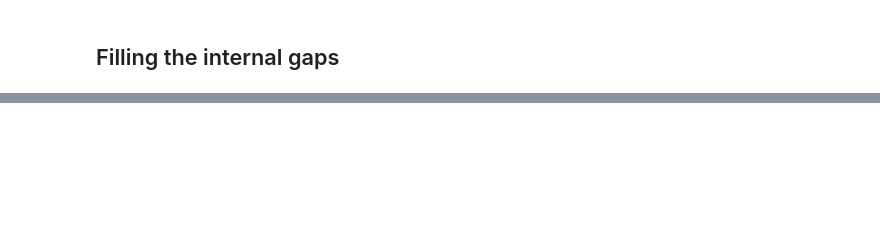
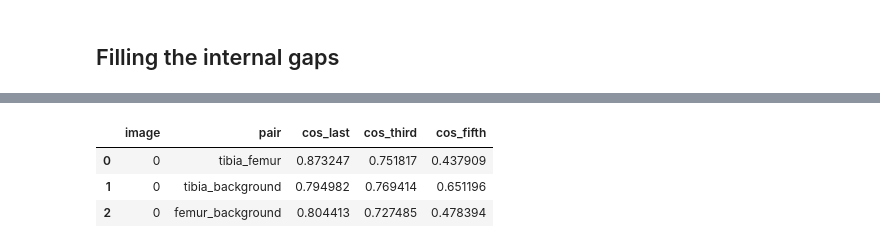
Before and after one commit to Aakriti555/Nammi-task3, a Jupyter notebook: NAAMII_Task_3_Bone_segmentation.ipynb, the cells around one changed output, grey strips where cells are left out. Saved outputs shown, nothing was run; the diff lists cells and outputs as text; code cells hidden in the pictures; blank space fills up the shorter version.

Commit message:
Conversion of 2D Pretrained Model to 3D

```diff
--- a/NAAMII_Task_3_Bone_segmentation.ipynb
+++ b/NAAMII_Task_3_Bone_segmentation.ipynb
@@ -455,23 +471,23 @@ interactive(children=(IntSlider(value=200, description='Slice:', max=300, min=20
 # %%
-# from torch.nn import CosineSimilarity
-# import torch.nn.functional as F
+from torch.nn import CosineSimilarity
+import torch.nn.functional as F
 
-# cos = CosineSimilarity(dim=1, eps=1e-6)
+cos = CosineSimilarity(dim=1, eps=1e-6)
 
-# def extract_features_per_region(volume_tensor):
-#     """
-#     volume_tensor: torch.Tensor shape (1,3,D,H,W) on CPU
-#     returns dict: {'last': torch.Tensor, 'third': torch.Tensor, 'fifth': torch.Tensor}
-#     """
-#     feat_maps.clear()
-#     with torch.no_grad():
-#         _ = model3d.features(volume_tensor)   # forward through features
+def extract_features_per_region(volume_tensor):
+    """
+    volume_tensor: torch.Tensor shape (1,3,D,H,W) on CPU
+    returns dict: {'last': torch.Tensor, 'third': torch.Tensor, 'fifth': torch.Tensor}
+    """
+    feat_maps.clear()
+    with torch.no_grad():
+        _ = model3d.features(volume_tensor)   # forward through features
 
-#     vectors = {}
-#     for key, fmap in feat_maps.items():
-#         # Global average pooling to (1, C, 1, 1, 1)
-#         pooled = F.adaptive_avg_pool3d(fmap, (1,1,1))
-#         vec = pooled.view(pooled.size(0), -1)  # (1, C)
-#         vectors[key] = vec
-#     return vectors
+    vectors = {}
+    for key, fmap in feat_maps.items():
+        # Global average pooling to (1, C, 1, 1, 1)
+        pooled = F.adaptive_avg_pool3d(fmap, (1,1,1))
+        vec = pooled.view(pooled.size(0), -1)  # (1, C)
+        vectors[key] = vec
+    return vectors
 # %%
@@ -515,0 +527,7 @@ Requirement already satisfied: numpy>=1.21.2 in /usr/local/lib/python3.11/dist-p
+# %%
+df
+# %% [output]
+|  | image | pair | cos_last | cos_third | cos_fifth |
+| 0 | 0 | tibia_femur | 0.873247 | 0.751817 | 0.437909 |
+| 1 | 0 | tibia_background | 0.794982 | 0.769414 | 0.651196 |
+| 2 | 0 | femur_background | 0.804413 | 0.727485 | 0.478394 |
```
Also changed, not shown: parts of 20 cells of this notebook.
